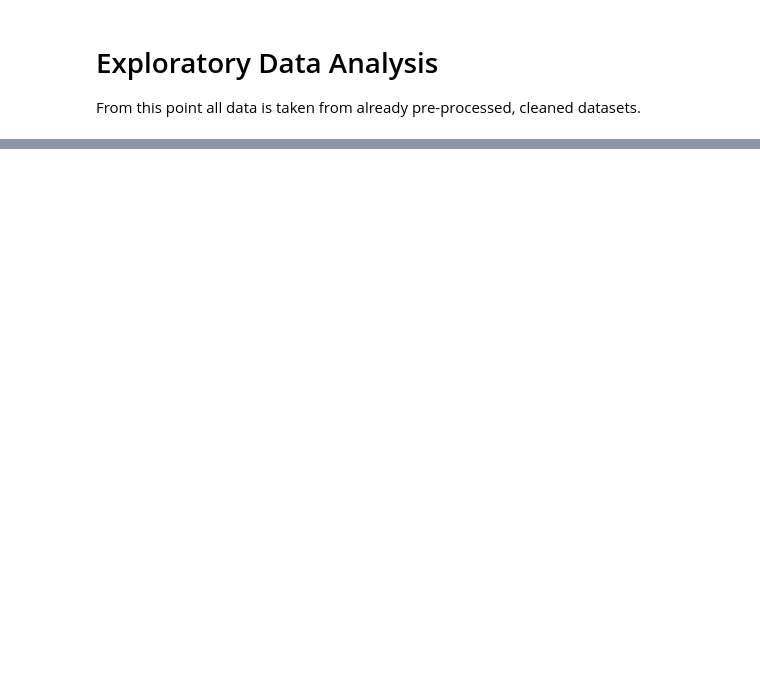
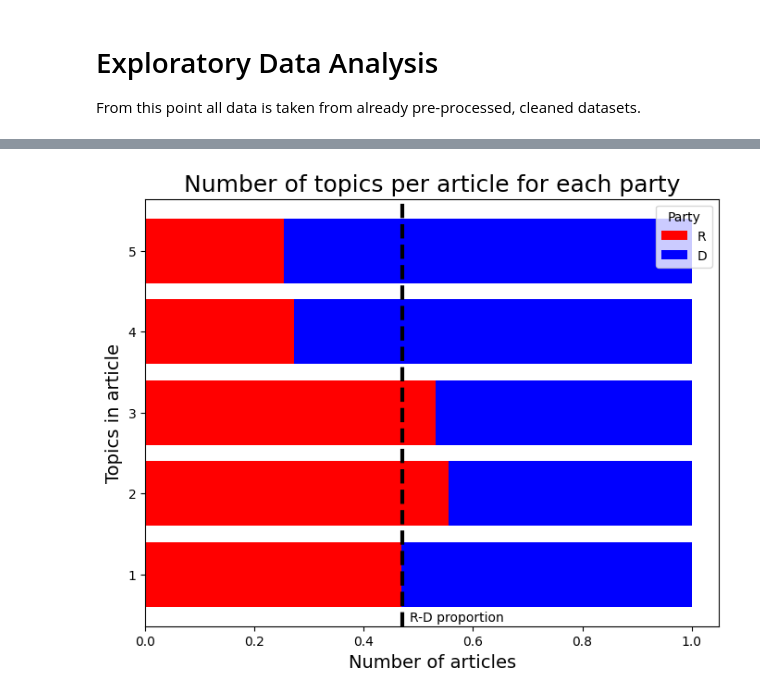
Before and after one commit to qpa-agh/usa_issues_data_mining, a Jupyter notebook: eda.ipynb, the cells around one changed output, grey strips where cells are left out. Cells and saved outputs as stored; diff of their text form; code cells hidden in the pictures; blank space fills up the shorter version.

```diff
--- a/eda.ipynb
+++ b/eda.ipynb
@@ -72,0 +77,14 @@ ax[1].set_xticklabels(list(range(1, title_counts.max() + 1)));
+# %%
+df_count_r = topics_per_article_counts[topics_per_article_counts['party'] == 'R']
+df_count_d = topics_per_article_counts[topics_per_article_counts['party'] == 'D']
+title_counts_r = df_count_r["count"].value_counts()[:5]
+title_counts_d = df_count_d["count"].value_counts()[:5]
+
+combined_counts = pd.DataFrame({
+    'R': title_counts_r,
+    'D': title_counts_d
+})
+
+combined_counts['R_norm'] = combined_counts['R'] / (combined_counts['R'] + combined_counts['D'])
+combined_counts['D_norm'] = combined_counts['D'] / (combined_counts['R'] + combined_counts['D'])
+combined_counts
@@ -72,0 +99,16 @@ ax[1].set_xticklabels(list(range(1, title_counts.max() + 1)));
+# %%
+fig, ax = plt.subplots(figsize=(8, 6))
+
+bars_r = ax.barh(combined_counts.index, combined_counts['R_norm'], color='red', label='R')
+bars_d = ax.barh(combined_counts.index, combined_counts['D_norm'], left=combined_counts['R_norm'], color='blue', label='D')
+
+describe_axis(ax, "Number of topics per article for each party", "Number of articles", "Topics in article")
+ax.legend(title='Party')
+
+proportion = len(df_art[df_art["representative_party"] == 'R']) / len(df_art["representative_party"])
+ax.axvline(x=proportion, color='black', linestyle='--', linewidth=3)
+ax.text(y=0.42, x=proportion + 0.1, s='R-D proportion', color='black', fontsize=10, ha='center')
+
+plt.show()
+# %% [output]
+[figure, added]
```
Also changed, not shown: parts of 7 cells of this notebook.
